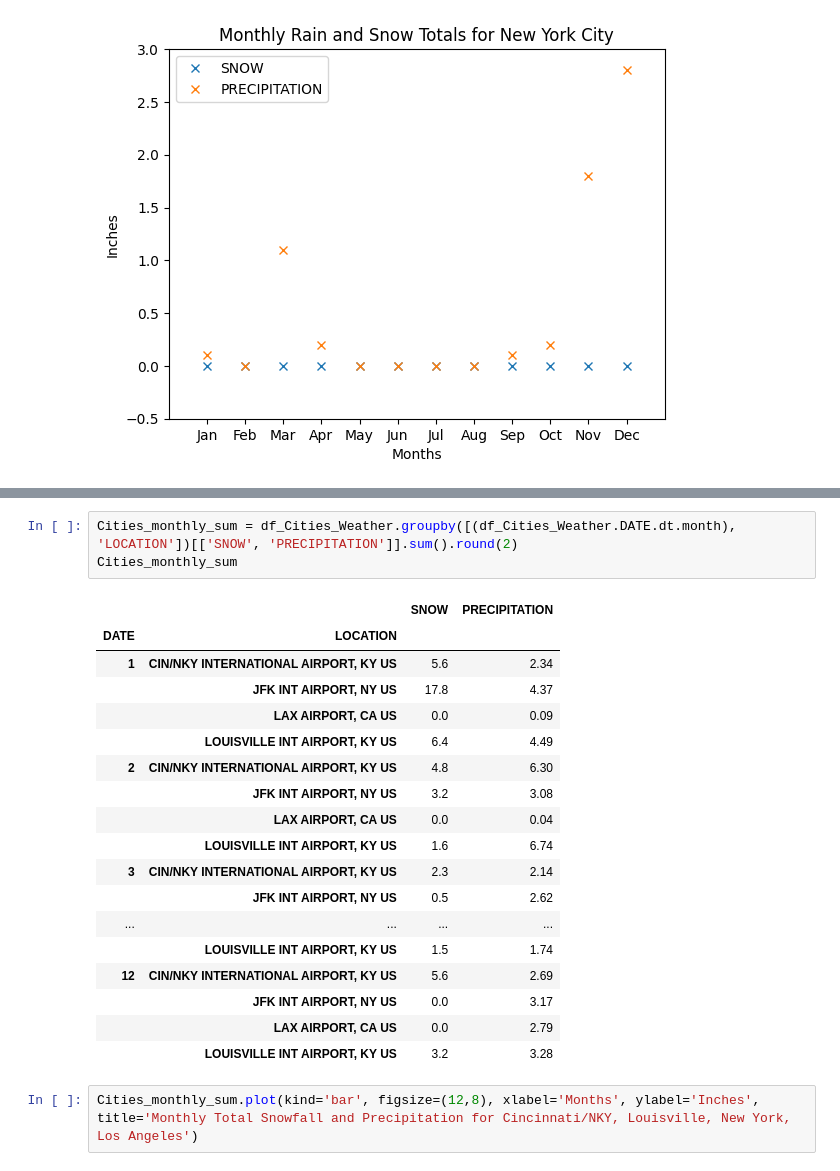
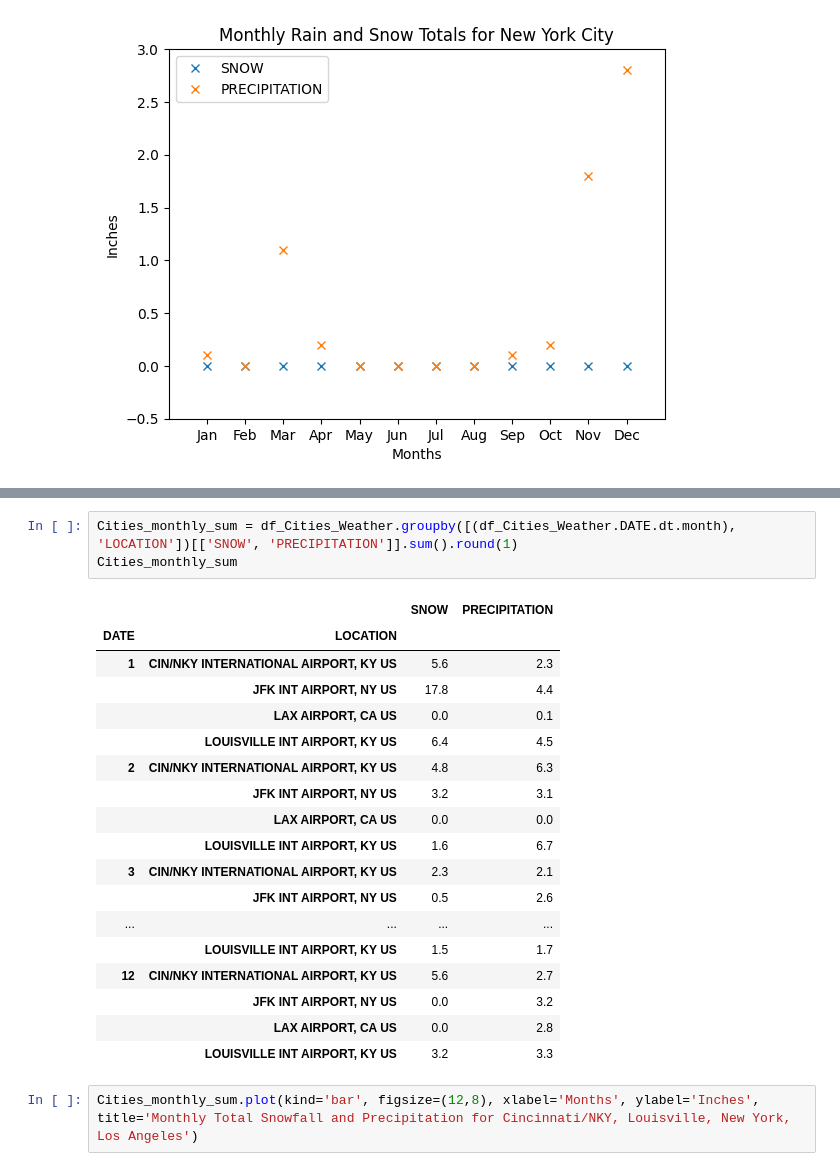
Before and after one commit to BerisDizdar/City_Weather_Comparison, a Jupyter notebook: City_Weather_Comparison.ipynb, the cells around one changed output, grey strips where cells are left out. Cells and saved outputs as stored; diff of their text form.

```diff
--- a/City_Weather_Comparison.ipynb
+++ b/City_Weather_Comparison.ipynb
@@ -921,25 +948,25 @@ Cities_monthly_mean.plot(kind='bar', figsize=(14,8), xlabel='Months (2022)', yla
 # %%
-Cities_monthly_sum = df_Cities_Weather.groupby([(df_Cities_Weather.DATE.dt.month), 'LOCATION'])[['SNOW', 'PRECIPITATION']].sum().round(2)
+Cities_monthly_sum = df_Cities_Weather.groupby([(df_Cities_Weather.DATE.dt.month), 'LOCATION'])[['SNOW', 'PRECIPITATION']].sum().round(1)
 Cities_monthly_sum
 # %% [output]
 |  |  | SNOW | PRECIPITATION |
 | DATE | LOCATION |  |  |
-| 1 | CIN/NKY INTERNATIONAL AIRPORT, KY US | 5.6 | 2.34 |
-|  | JFK INT AIRPORT, NY US | 17.8 | 4.37 |
-|  | LAX AIRPORT, CA US | 0.0 | 0.09 |
-|  | LOUISVILLE INT AIRPORT, KY US | 6.4 | 4.49 |
-| 2 | CIN/NKY INTERNATIONAL AIRPORT, KY US | 4.8 | 6.30 |
-|  | JFK INT AIRPORT, NY US | 3.2 | 3.08 |
-|  | LAX AIRPORT, CA US | 0.0 | 0.04 |
-|  | LOUISVILLE INT AIRPORT, KY US | 1.6 | 6.74 |
-| 3 | CIN/NKY INTERNATIONAL AIRPORT, KY US | 2.3 | 2.14 |
-|  | JFK INT AIRPORT, NY US | 0.5 | 2.62 |
+| 1 | CIN/NKY INTERNATIONAL AIRPORT, KY US | 5.6 | 2.3 |
+|  | JFK INT AIRPORT, NY US | 17.8 | 4.4 |
+|  | LAX AIRPORT, CA US | 0.0 | 0.1 |
+|  | LOUISVILLE INT AIRPORT, KY US | 6.4 | 4.5 |
+| 2 | CIN/NKY INTERNATIONAL AIRPORT, KY US | 4.8 | 6.3 |
+|  | JFK INT AIRPORT, NY US | 3.2 | 3.1 |
+|  | LAX AIRPORT, CA US | 0.0 | 0.0 |
+|  | LOUISVILLE INT AIRPORT, KY US | 1.6 | 6.7 |
+| 3 | CIN/NKY INTERNATIONAL AIRPORT, KY US | 2.3 | 2.1 |
+|  | JFK INT AIRPORT, NY US | 0.5 | 2.6 |
 | ... | ... | ... | ... |
-|  | LOUISVILLE INT AIRPORT, KY US | 1.5 | 1.74 |
-| 12 | CIN/NKY INTERNATIONAL AIRPORT, KY US | 5.6 | 2.69 |
-|  | JFK INT AIRPORT, NY US | 0.0 | 3.17 |
-|  | LAX AIRPORT, CA US | 0.0 | 2.79 |
-|  | LOUISVILLE INT AIRPORT, KY US | 3.2 | 3.28 |
+|  | LOUISVILLE INT AIRPORT, KY US | 1.5 | 1.7 |
+| 12 | CIN/NKY INTERNATIONAL AIRPORT, KY US | 5.6 | 2.7 |
+|  | JFK INT AIRPORT, NY US | 0.0 | 3.2 |
+|  | LAX AIRPORT, CA US | 0.0 | 2.8 |
+|  | LOUISVILLE INT AIRPORT, KY US | 3.2 | 3.3 |
 # %%
 Cities_monthly_sum.plot(kind='bar', figsize=(12,8), xlabel='Months', ylabel='Inches', title='Monthly Total Snowfall and Precipitation for Cincinnati/NKY, Louisville, New York, Los Angeles')
 # %% [output]
```
Also changed, not shown: parts of 11 cells of this notebook.
